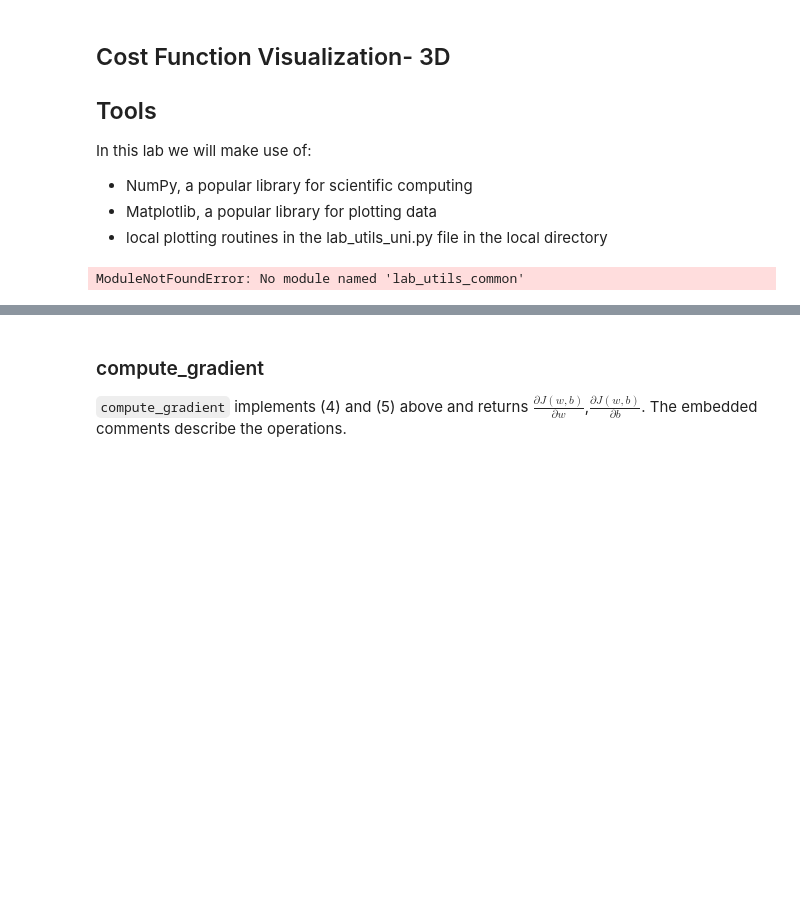
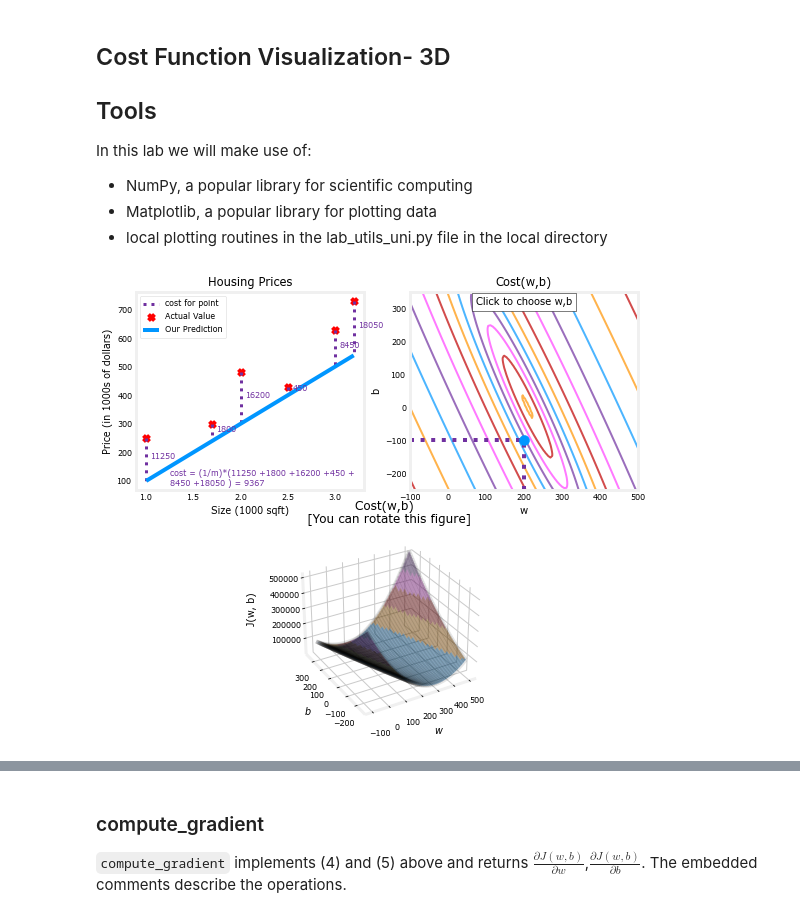
Before and after one commit to imaxfp/edu_machine_learning, a Jupyter notebook: src/1_deeplearning_ai_supervised_ml_regression_and_classification/week1.ipynb, the cells around one changed output, grey strips where cells are left out. Saved outputs shown, nothing was run; the diff lists cells and outputs as text; code cells hidden in the pictures; blank space fills up the shorter version.

```diff
--- a/src/1_deeplearning_ai_supervised_ml_regression_and_classification/week1.ipynb
+++ b/src/1_deeplearning_ai_supervised_ml_regression_and_classification/week1.ipynb
@@ -221,23 +221,22 @@ In this lab we will make use of:
 - Matplotlib, a popular library for plotting data
 - local plotting routines in the lab_utils_uni.py file in the local directory
 # %%
-# pip install matplotlib
+import os
+import sys
+sys.path.append(os.path.abspath("./utils"))
 import numpy as np
-#% matplotlib widget
 import matplotlib.pyplot as plt
 
-from utils.lab_utils_uni import plt_intuition, plt_stationary, plt_update_onclick, soup_bowl
-
-plt.style.use('./utils/deeplearning.mplstyle')
+from utils.lab_utils_uni import plt_stationary, plt_update_onclick, soup_bowl
 
 x_train = np.array([1.0, 1.7, 2.0, 2.5, 3.0, 3.2])
 y_train = np.array([250, 300, 480, 430, 630, 730, ])
 
 plt.close('all')
 fig, ax, dyn_items = plt_stationary(x_train, y_train)
 updater = plt_update_onclick(fig, ax, x_train, y_train, dyn_items)
 # %% [output]
-ModuleNotFoundError: No module named 'lab_utils_common'
+[figure, added]
 # %% [markdown]
 <br>
 <img src="../../img/supervised_ml_regression_and_classification/supervised/lr/quize_regression.png" width="900"/>
```
Also changed, not shown: parts of 1 cell of this notebook, 6 other files.
